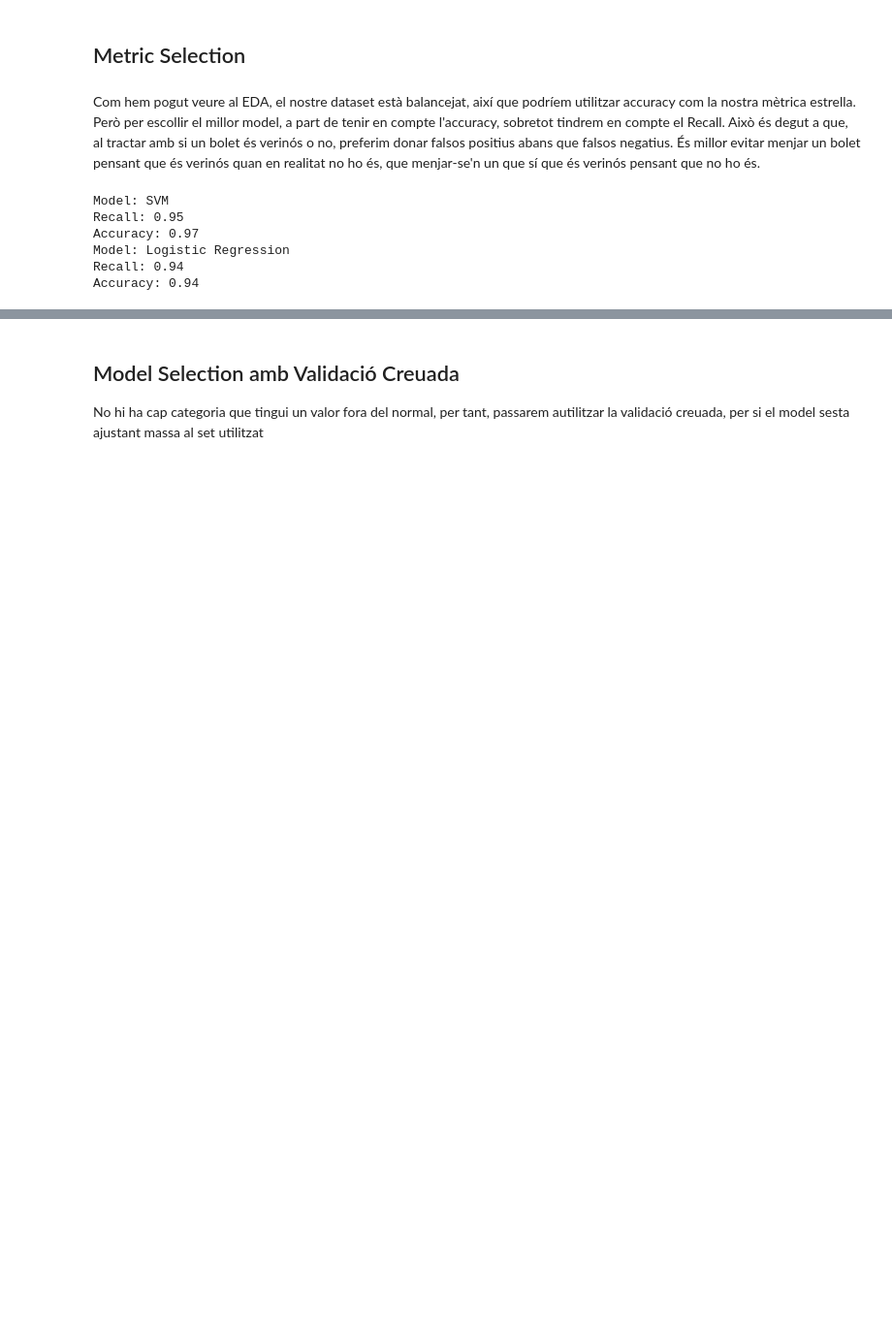
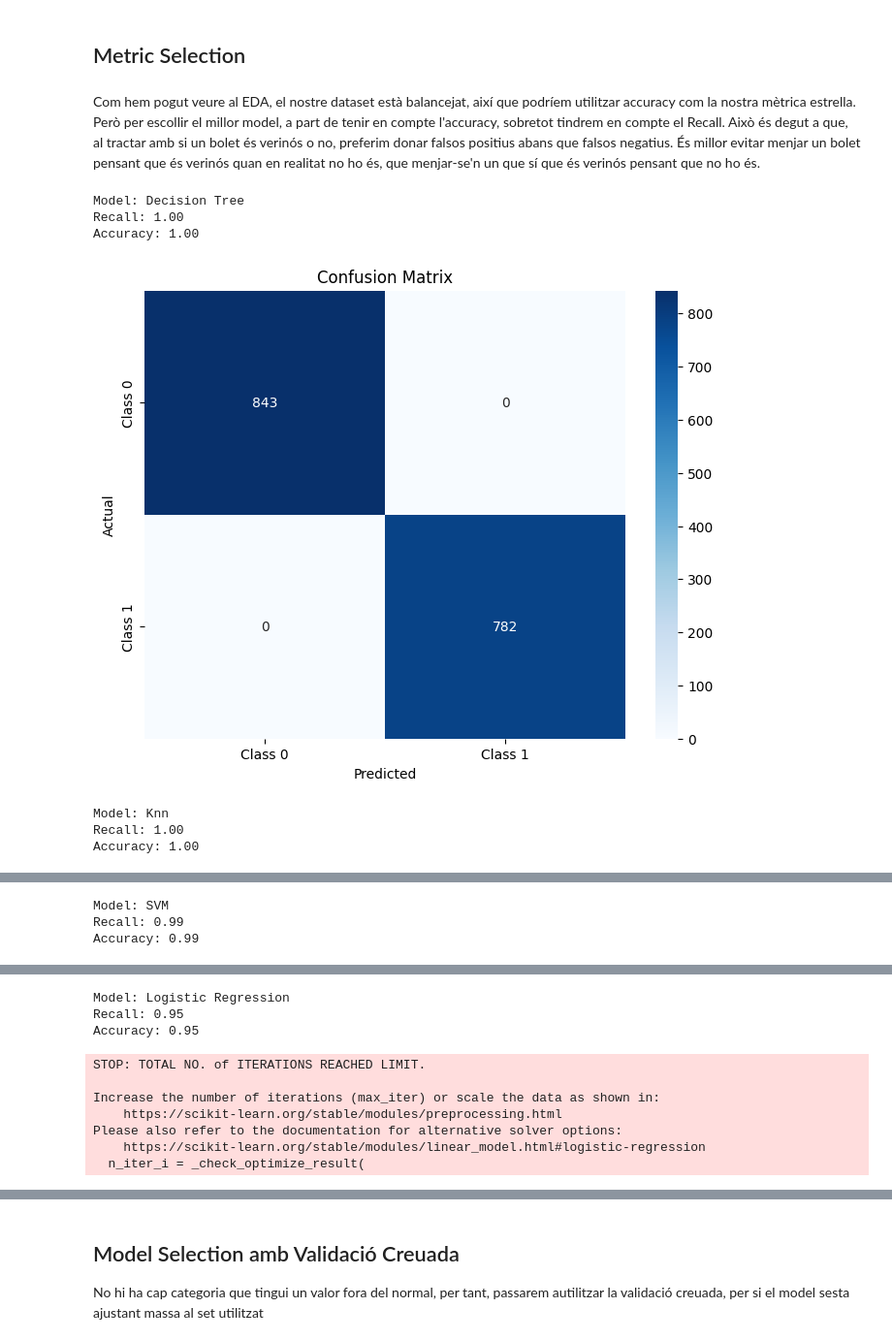
Before and after one commit to NIU1674092/kaggle, a Jupyter notebook: mushrooms.ipynb, the cells around one changed output, grey strips where cells are left out. Shown: that part at 97% size. Saved outputs shown, nothing was run; the diff lists cells and outputs as text; code cells hidden in the pictures; blank space fills up the shorter version.

```diff
--- a/mushrooms.ipynb
+++ b/mushrooms.ipynb
@@ -150,12 +179,10 @@ Com podem veure, només trobem valors nans a stalk-root.
 # %% [markdown]
 Omplim els NaNs segons les proporcions de la distribucio de les classes tenint en conte el nostre target
 # %%
-
-target_probs = {'p': 0.7, 'e': 0.3}  # Si necesitas estas proporciones explícitas
 stalk_root_probs_p = {'b': 0.86, 'c': 0.02, 'e': 0.12}
 stalk_root_probs_e = {'b': 0.55, 'c': 0.15, 'e': 0.245, 'r': 0.055}
 
-missing_rows = df_tractat[df_tractat['stalk-root'] == '?']
+missing_rows = df[df['stalk-root'] == '?']
 
 missing_p = missing_rows[missing_rows['class'] == 'p']
 missing_e = missing_rows[missing_rows['class'] == 'e']
@@ -172,5 +199,8 @@ imputed_e = np.random.choice(
     p=list(stalk_root_probs_e.values())
 )
 
-df_tractat.loc[missing_p.index, 'stalk-root'] = imputed_p
-df_tractat.loc[missing_e.index, 'stalk-root'] = imputed_e
+df.loc[missing_p.index, 'stalk-root'] = imputed_p
+df.loc[missing_e.index, 'stalk-root'] = imputed_e
+
+print("Distribució:")
+print(df['stalk-root'].value_counts(normalize=True))
@@ -190,9 +224,16 @@ Convertim ara les dades categòriques a numèriques per poder tractar-les més f
 # %%
 label_encoder = LabelEncoder()
-for col in df_tractat.select_dtypes(include='object').columns:
-    df_tractat[col] = label_encoder.fit_transform(df_tractat[col])
 
-X = df_tractat.drop('class', axis=1)
-y = df_tractat['class']
+df['class'] = label_encoder.fit_transform(df['class'])
+
+print("Codificació de la columna 'class':")
+for i, class_name in enumerate(label_encoder.classes_):
+    print(f"{i}: {class_name}")
+
+for col in df.select_dtypes(include='object').columns:
+    df.loc[:, col] = label_encoder.fit_transform(df[col])
+
+X = df.drop('class', axis=1)
+y = df['class']
 
 X_train, X_test, y_train, y_test = train_test_split(X, y, test_size=0.2, random_state=42)
@@ -200,24 +245,42 @@ X_train, X_test, y_train, y_test = train_test_split(X, y, test_size=0.2, random_
 <h2>Metric Selection</h2>
 # %% [markdown]
 Com hem pogut veure al EDA, el nostre dataset està balancejat, així que podríem utilitzar accuracy com la nostra mètrica estrella. Però per escollir el millor model, a part de tenir en compte l'accuracy, sobretot tindrem en compte el Recall. Això és degut a que, al tractar amb si un bolet és verinós o no, preferim donar falsos positius abans que falsos negatius. És millor evitar menjar un bolet pensant que és verinós  quan en realitat no ho és, que menjar-se'n un que sí que és verinós pensant que no ho és.
+# %%
+def plot_confusion_matrix(y_true, y_pred, class_labels=None, title="Confusion Matrix"):
+    cm = confusion_matrix(y_true, y_pred)
+
+    if class_labels is None:
+        class_labels = [f"Class {i}" for i in range(len(cm))]
+
+    plt.figure(figsize=(8, 6))
+    sns.heatmap(cm, annot=True, fmt='d', cmap='Blues', xticklabels=class_labels, yticklabels=class_labels)
+    plt.title(title)
+    plt.xlabel("Predicted")
+    plt.ylabel("Actual")
+
+    plt.show()
 # %%
 models = {
+    "Decision Tree": DecisionTreeClassifier(),
+    "Knn": KNeighborsClassifier(),
     "SVM": SVC(),
     "Logistic Regression": LogisticRegression(),
 }
 
 for name, model in models.items():
     model.fit(X_train, y_train)
     y_pred = model.predict(X_test)
     recall = recall_score(y_test, y_pred)
     accuracy = accuracy_score(y_test, y_pred)
     print(f"Model: {name}")
     print(f"Recall: {recall:.2f}")
     print(f"Accuracy: {accuracy:.2f}")
+    plot_confusion_matrix(y_pred, y_test)
 # %% [output]
-Model: SVM
-Recall: 0.95
-Accuracy: 0.97
-Model: Logistic Regression
-Recall: 0.94
-Accuracy: 0.94
+Model: Decision Tree
+Recall: 1.00
+Accuracy: 1.00
+[figure, added]
+Model: Knn
+Recall: 1.00
+Accuracy: 1.00
@@ -223,0 +288,3 @@ Accuracy: 0.94
+Model: SVM
+Recall: 0.99
+Accuracy: 0.99
@@ -223,0 +292,10 @@ Accuracy: 0.94
+Model: Logistic Regression
+Recall: 0.95
+Accuracy: 0.95
+STOP: TOTAL NO. of ITERATIONS REACHED LIMIT.
+
+Increase the number of iterations (max_iter) or scale the data as shown in:
+    https://scikit-learn.org/stable/modules/preprocessing.html
+Please also refer to the documentation for alternative solver options:
+    https://scikit-learn.org/stable/modules/linear_model.html#logistic-regression
+  n_iter_i = _check_optimize_result(
```
Also changed, not shown: parts of 16 cells of this notebook.
